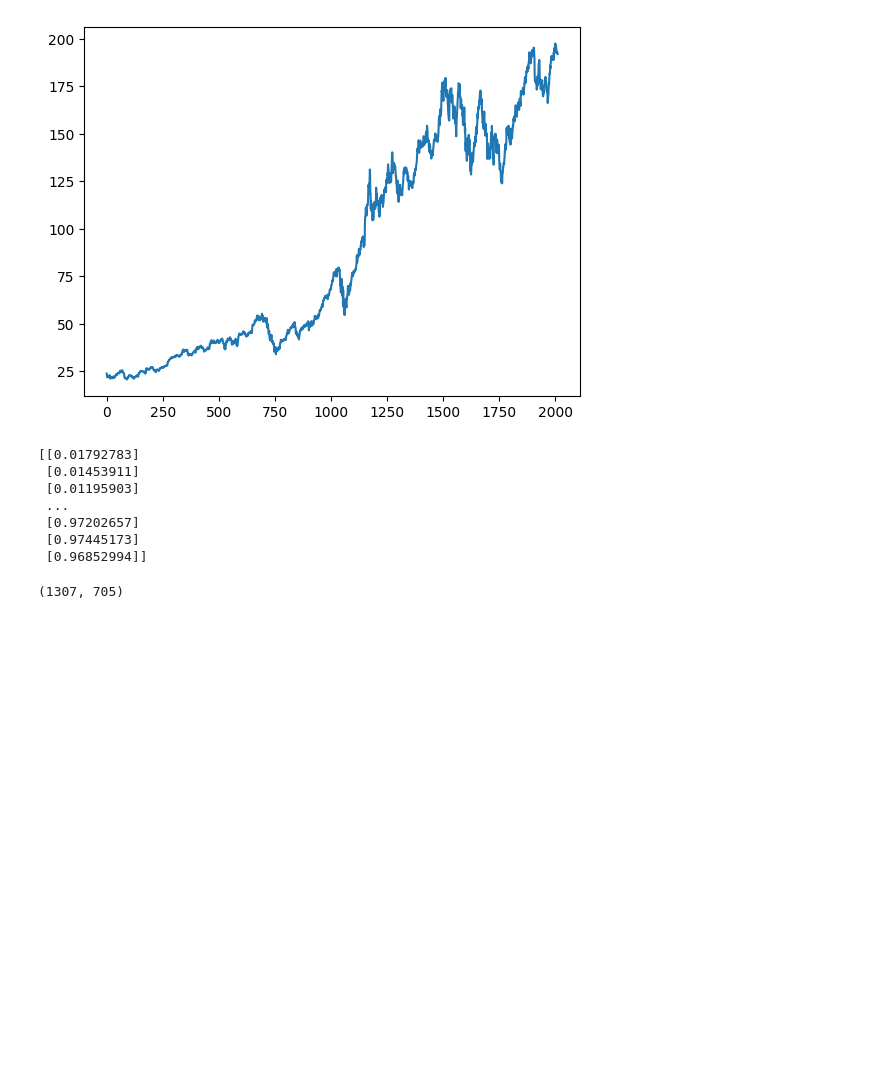
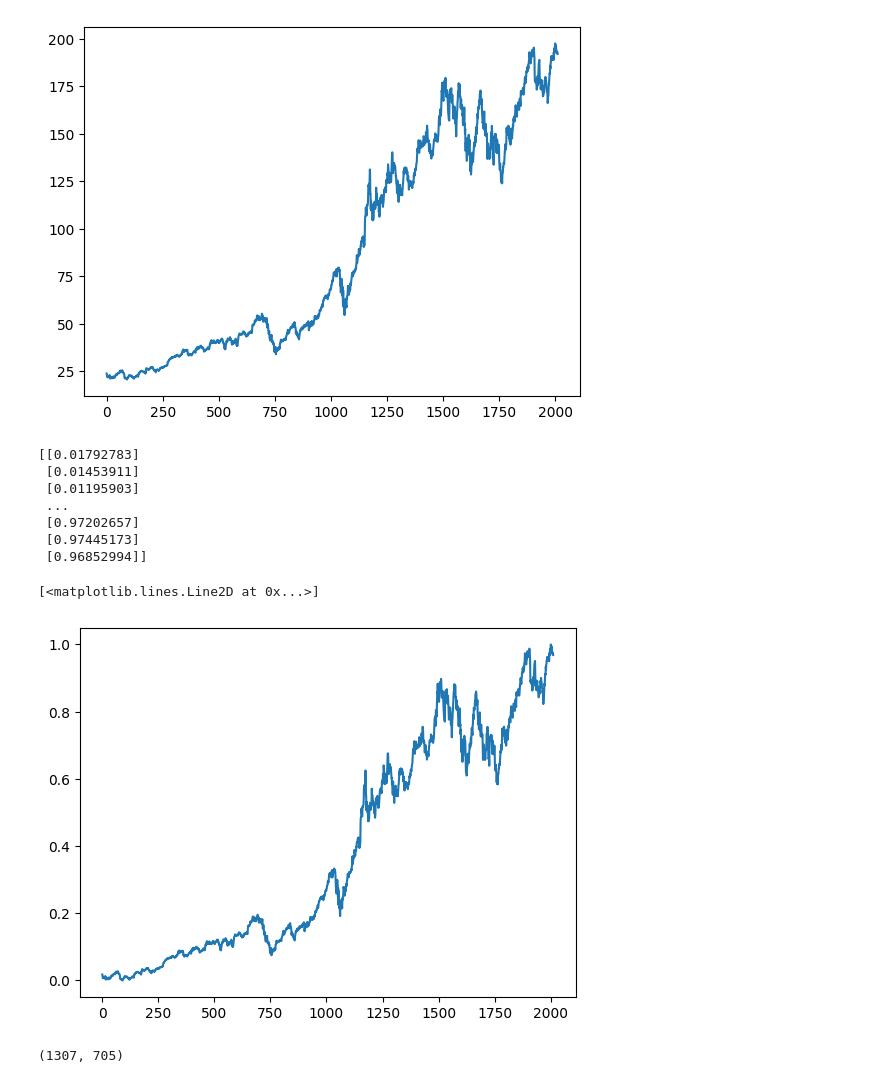
Before and after one commit to ananya7rai/Yahoo-Finance-stock-predictor, a Jupyter notebook: StockPredictorLSTM.ipynb, the cells around one changed output. Saved outputs shown, nothing was run; the diff lists cells and outputs as text; code cells hidden in the pictures; blank space fills up the shorter version.

```diff
--- a/StockPredictorLSTM.ipynb
+++ b/StockPredictorLSTM.ipynb
@@ -65,14 +65,17 @@ scaler = MinMaxScaler(feature_range = (0,1))
 td1 = scaler.fit_transform(np.array(td1).reshape(-1,1))
 # %%
 print(td1)
+plt.plot(td1)
 # %% [output]
 [[0.01792783]
  [0.01453911]
  [0.01195903]
  ...
  [0.97202657]
  [0.97445173]
  [0.96852994]]
+[<matplotlib.lines.Line2D at 0x...>]
+[figure, added]
 # %%
 train_size = int(len(td1)*0.65)
 test_size = len(td1) - train_size
```
Also changed, not shown: parts of 9 cells of this notebook.
